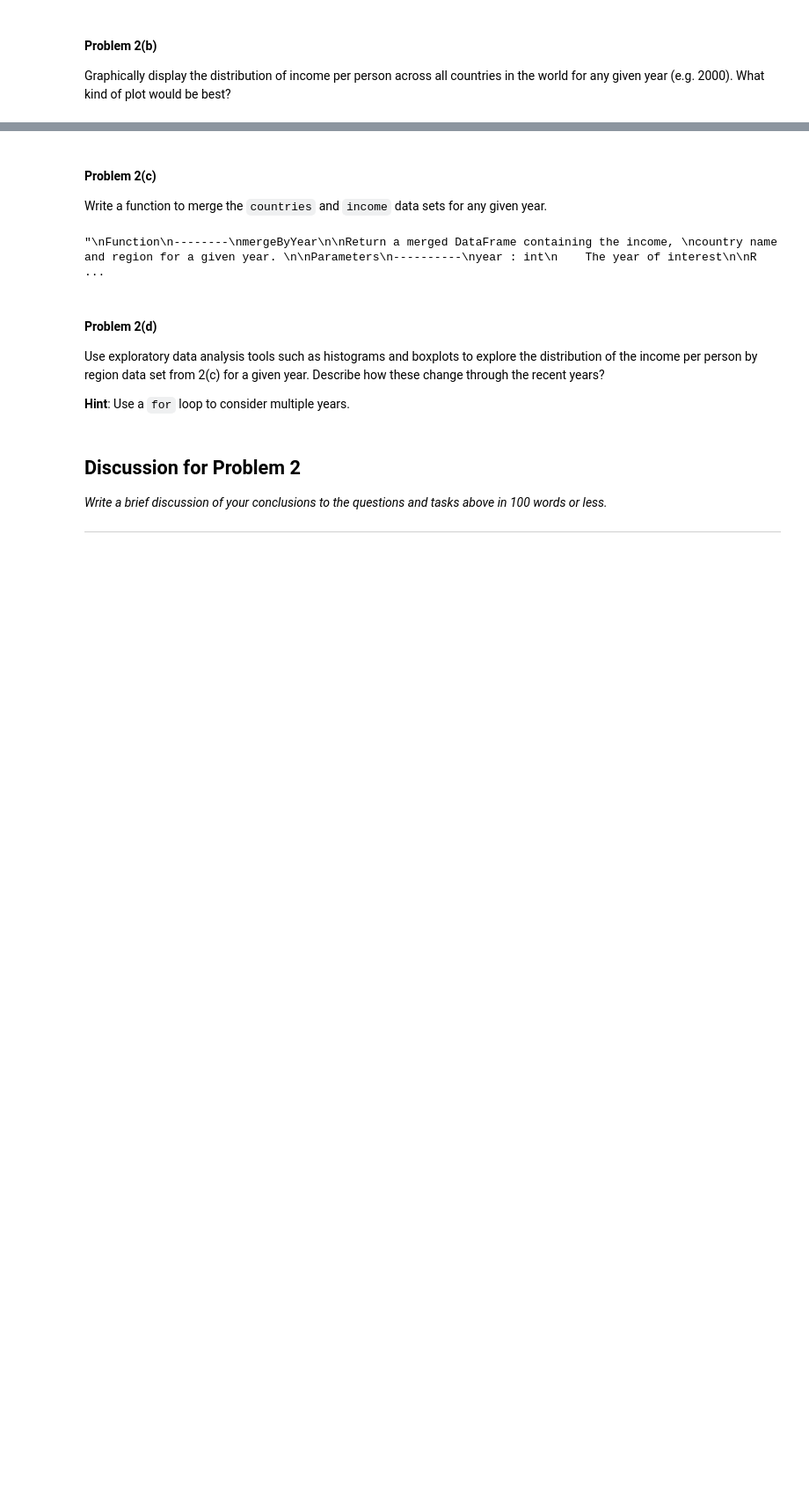
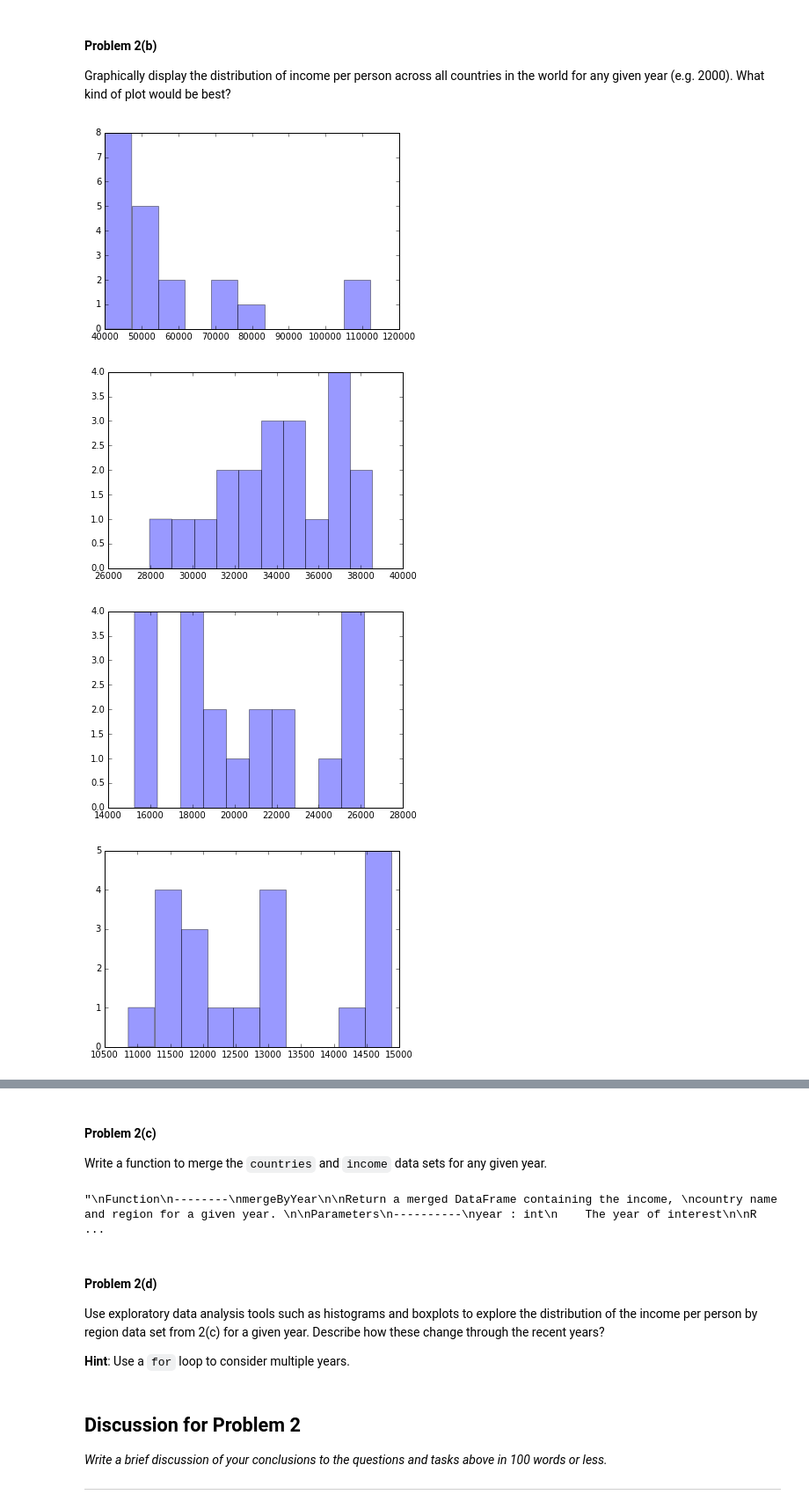
Before and after one commit to ouassimk/2014, a Jupyter notebook: homework/HW1.nbconvert.ipynb, the cells around one changed output, grey strips where cells are left out. Shown: that part at 88% size. Cells and saved outputs as stored; diff of their text form; code cells hidden in the pictures; blank space fills up the shorter version.

```diff
--- a/homework/HW1.nbconvert.ipynb
+++ b/homework/HW1.nbconvert.ipynb
@@ -387,3 +387,5 @@ income.head()
 Transform the data set to have years as the rows and countries as the columns. Show the head of this data set when it is loaded.
 # %%
 #your code here
+income_trans= income.T
+income_trans.head()
@@ -395,0 +404,41 @@ Graphically display the distribution of income per person across all countries i
+# %%
+#Replace NAN with -1
+income_trans_1=income_trans.fillna(-1)
+income_trans_1.columns= income_trans_1.loc['GDP per capita']
+#income_trans_1.loc['GDP per capita'].values
+income_trans_1= income_trans_1[income_trans_1.index!='GDP per capita']
+income_trans_1.head()
+
+sort=income_trans_1.loc[2000]
+sort.sort_values(inplace=True, ascending=False)
+
+#sort= sort.sort_values(inplace=True)
+sort1= sort[sort.values !=-1]
+sort2= sort[sort.values ==-1]
+#print(sort1, sort1.size)
+#print(sort2, sort2.size)
+#sort1[:20].plot(kind='barh')
+#sort1[20:40].plot(kind='barh')
+
+ct=0
+con=True
+while con==True:
+    if sort1.size-ct>20:
+       plt.hist(sort1[ct:ct+20].values, alpha=0.4)
+       #plt.yticks(21,sort1.index.values[ct:ct+20])
+       #plt.xlabel('GDP per capita')
+       #plt.title('GDP per capita arround the world?')
+       plt.show()
+       ct+=20
+    else:
+       plt.hist(sort1[ct:].values, alpha=0.4)
+       #plt.yticks(21,sort1.index.values[ct:ct+20])
+       #plt.xlabel('GDP per capita')
+       #plt.title('GDP per capita arround the world?')
+       plt.show()
+       con=False
+# %% [output]
+[figure, added]
+[figure, added]
+[figure, added]
+[figure, added]
```
Also changed, not shown: parts of 3 cells of this notebook.
